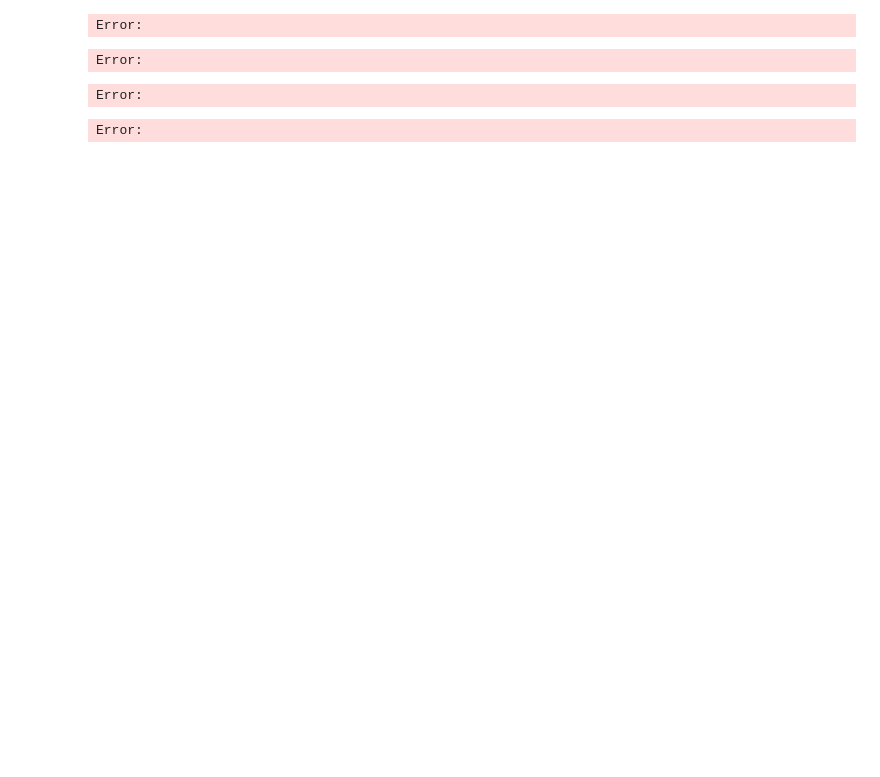
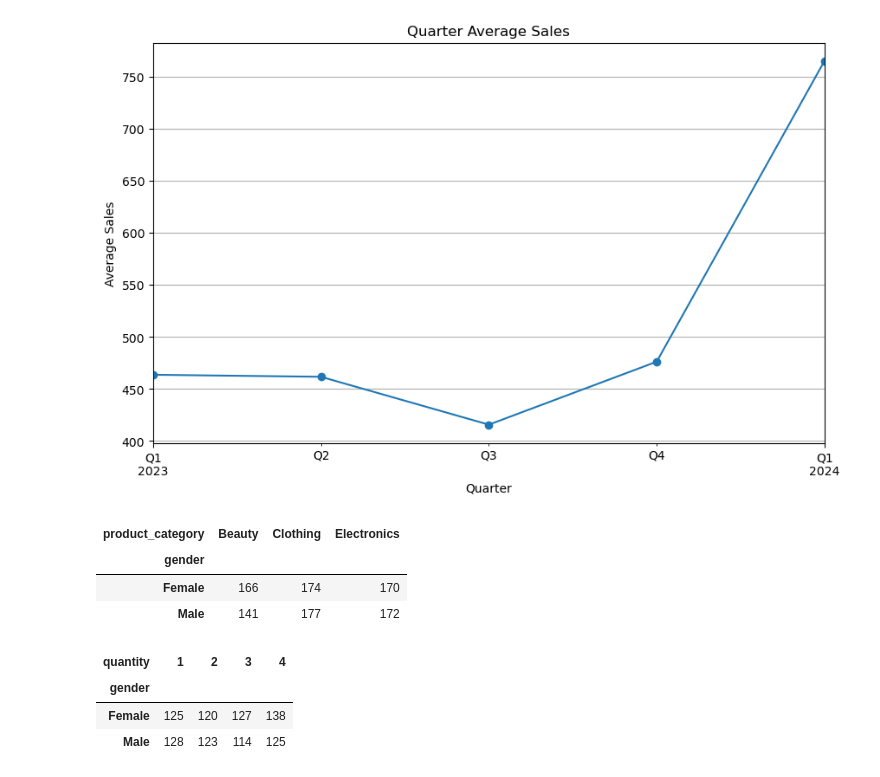
Before and after one commit to Girlingreenn/Retail-Sales-Project, a Jupyter notebook: retail_sales.ipynb, the cells around one changed output. Drawn from its saved outputs; the diff is of its cells as text; code cells hidden in the pictures; blank space fills up the shorter version.

```diff
--- a/retail_sales.ipynb
+++ b/retail_sales.ipynb
@@ -146,23 +262,27 @@ Error:
 # %%
-#average quarterly sales
-avg_quaterly_sales= df['total_amount'].resample('Q').mean()
-avg_quaterly_sales.plot(kind='line', marker='o', title='Quarterly Average Sales', xlabel='Quarter', ylabel='Average Sales', grid=True)
+# resampling to calculate the average quarterly sales
+avg_quarterly_sales = df['total_amount'].resample('Q').mean()
+
+# Plot the average monthly sales
+plt.figure(figsize=(10, 6))
+avg_quarterly_sales.plot(kind='line', marker='o', title='Quarter Average Sales', xlabel='Quarter', ylabel='Average Sales', grid=True)
+plt.show()
 # %% [output]
-Error:
+[figure, added]
 # %%
-# customer and product analysis
-# gender and product category
-pd.crosstab(df['gender'], df['product_category']).plot(kind='bar')
+# Customer and Product analysis, gender vs product category
+pd.crosstab(df['gender'], df['product_category'])
 # %% [output]
-Error:
+| product_category | Beauty | Clothing | Electronics |
+| gender |  |  |  |
+| Female | 166 | 174 | 170 |
+| Male | 141 | 177 | 172 |
 # %%
-# gender and quantity
-pd.crosstab(df['gender'],df['quantity']).plot(kind='bar')
+#gender vs quantity
+pd.crosstab(df['gender'], df['quantity'])
 # %% [output]
-Error:
+| quantity | 1 | 2 | 3 | 4 |
+| gender |  |  |  |  |
+| Female | 125 | 120 | 127 | 138 |
+| Male | 128 | 123 | 114 | 125 |
-# %%
-#gender and price_per_unit
-pd.crosstab(df['gender'], df['price_per_unit']).plot(kind='bar')
-# %% [output]
-Error:
 # %%
```
Also changed, not shown: parts of 37 cells of this notebook.
